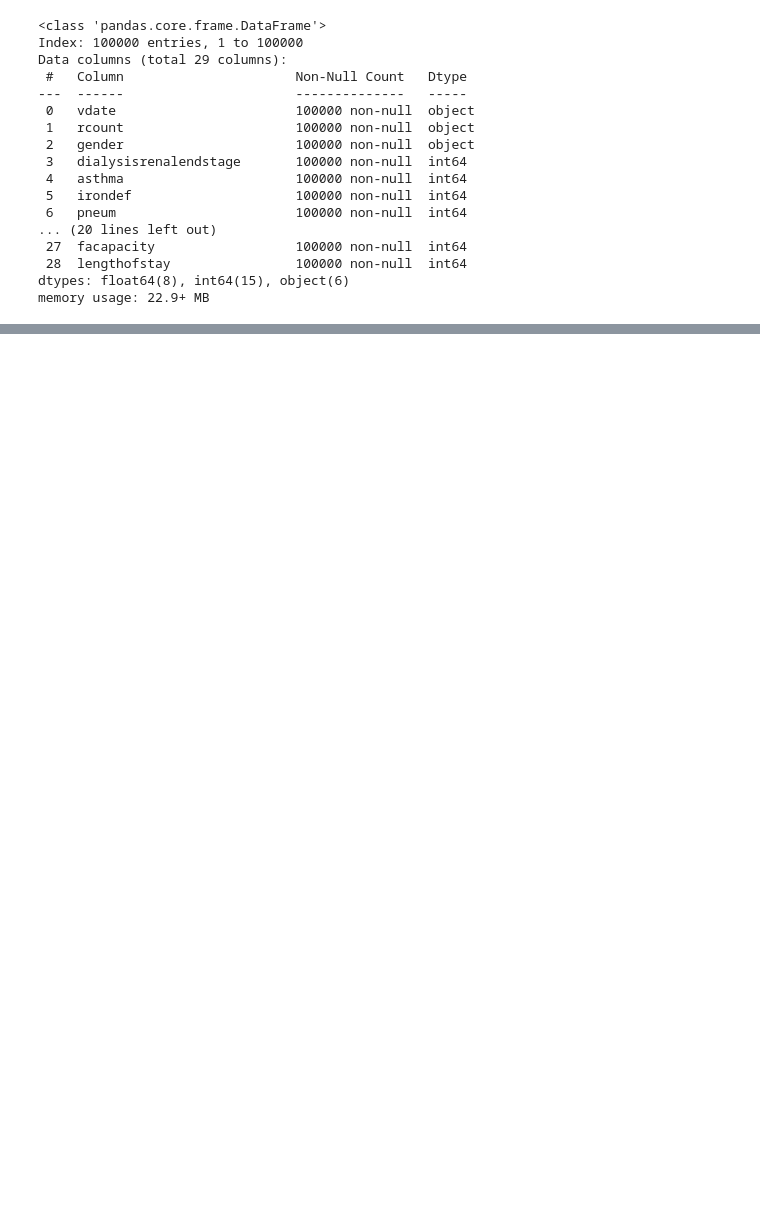
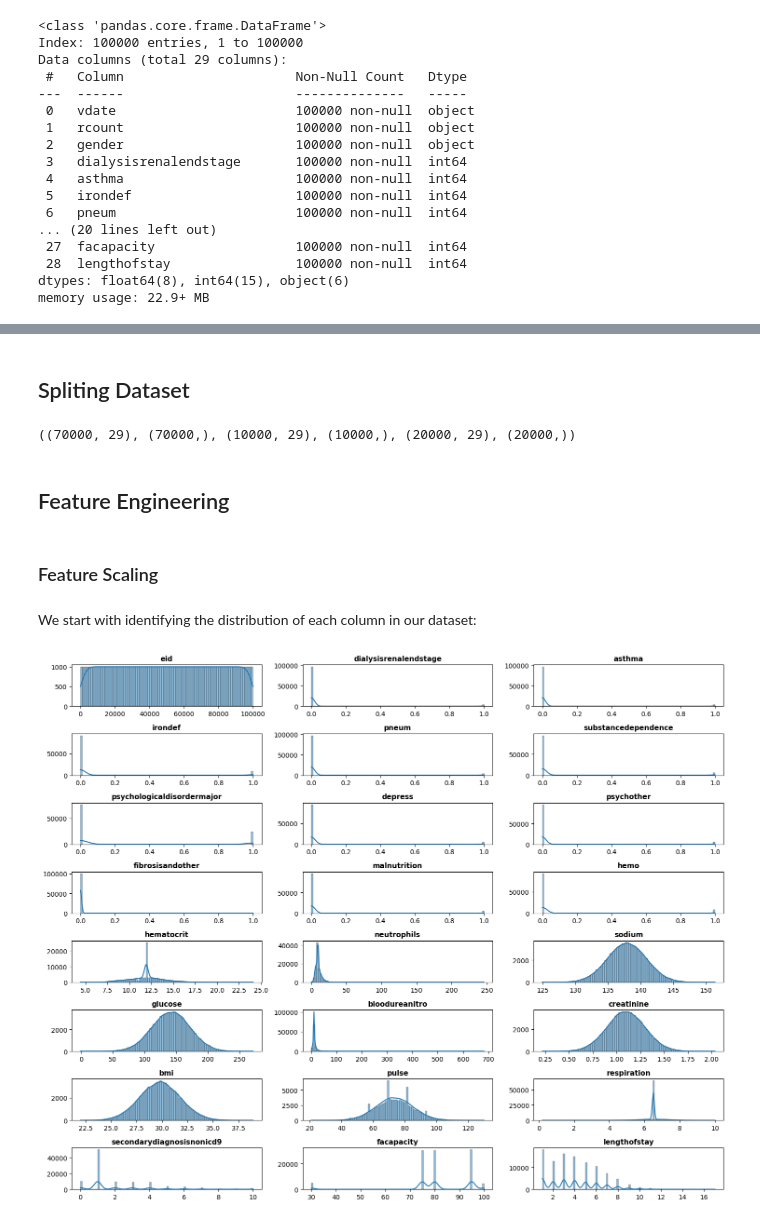
Before and after one commit to Balenm/hospital_LoS_stacking_ensemble, a Jupyter notebook: main.ipynb, the cells around one changed output, grey strips where cells are left out. Cells and saved outputs as stored; diff of their text form; code cells hidden in the pictures; blank space fills up the shorter version.

```diff
--- a/main.ipynb
+++ b/main.ipynb
@@ -35,0 +111,34 @@ KeyError: 0
+# %% [markdown]
+## Spliting Dataset
+# %%
+from sklearn.model_selection import train_test_split
+X = health_df.drop(columns='lengthofstay')
+y = health_df['lengthofstay']
+through_X, validate_X, through_y, validate_y = train_test_split(X, y, stratify=y, test_size=0.2)
+train_X, test_X, train_y, test_y = train_test_split(through_X, through_y,stratify=through_y, test_size=1./8)
+train_X.shape, train_y.shape, test_X.shape, test_y.shape, validate_X.shape, validate_y.shape
+# %% [output]
+((70000, 29), (70000,), (10000, 29), (10000,), (20000, 29), (20000,))
+# %% [markdown]
+## Feature Engineering
+# %% [markdown]
+### Feature Scaling
+# %% [markdown]
+We start with identifying the distribution of each column in our dataset:
+# %%
+health_df_filtered = health_df #[health_df['pneum']==1]
+numerical_cols = health_df_filtered.select_dtypes(include=['number']).columns
+
+plt.figure(figsize=(15, 12))
+
+for i, col in enumerate(numerical_cols, 1):
+    plt.subplot(8, 3, i)
+    sns.histplot(health_df_filtered[col], kde=True, bins=100)
+    plt.title(col, fontsize=11, fontweight='bold')
+    plt.xlabel('')
+    plt.ylabel('')
+
+plt.tight_layout()
+plt.show()
+# %% [output]
+[figure, added]
```
Also changed, not shown: parts of 20 cells of this notebook, 1 other file.
